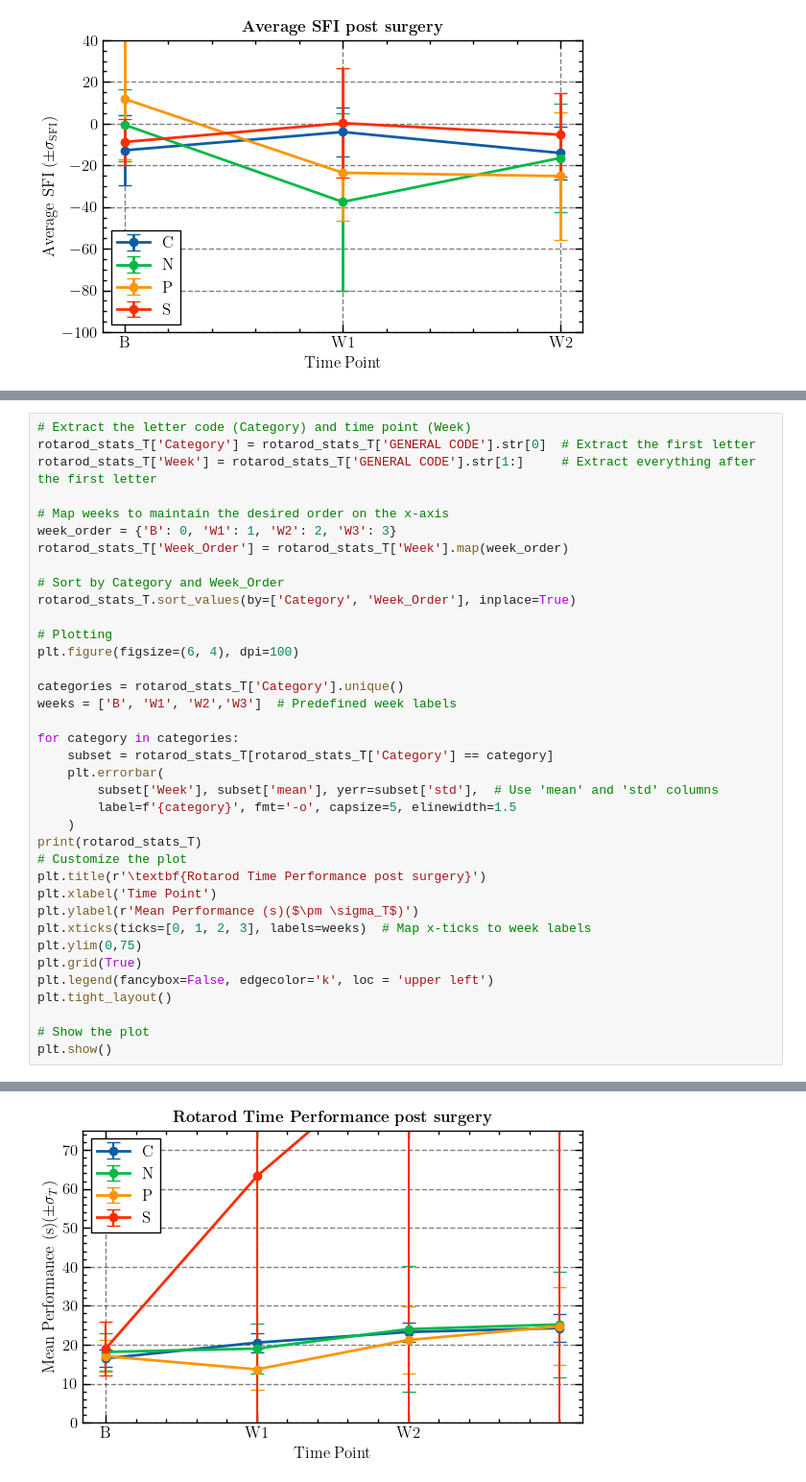
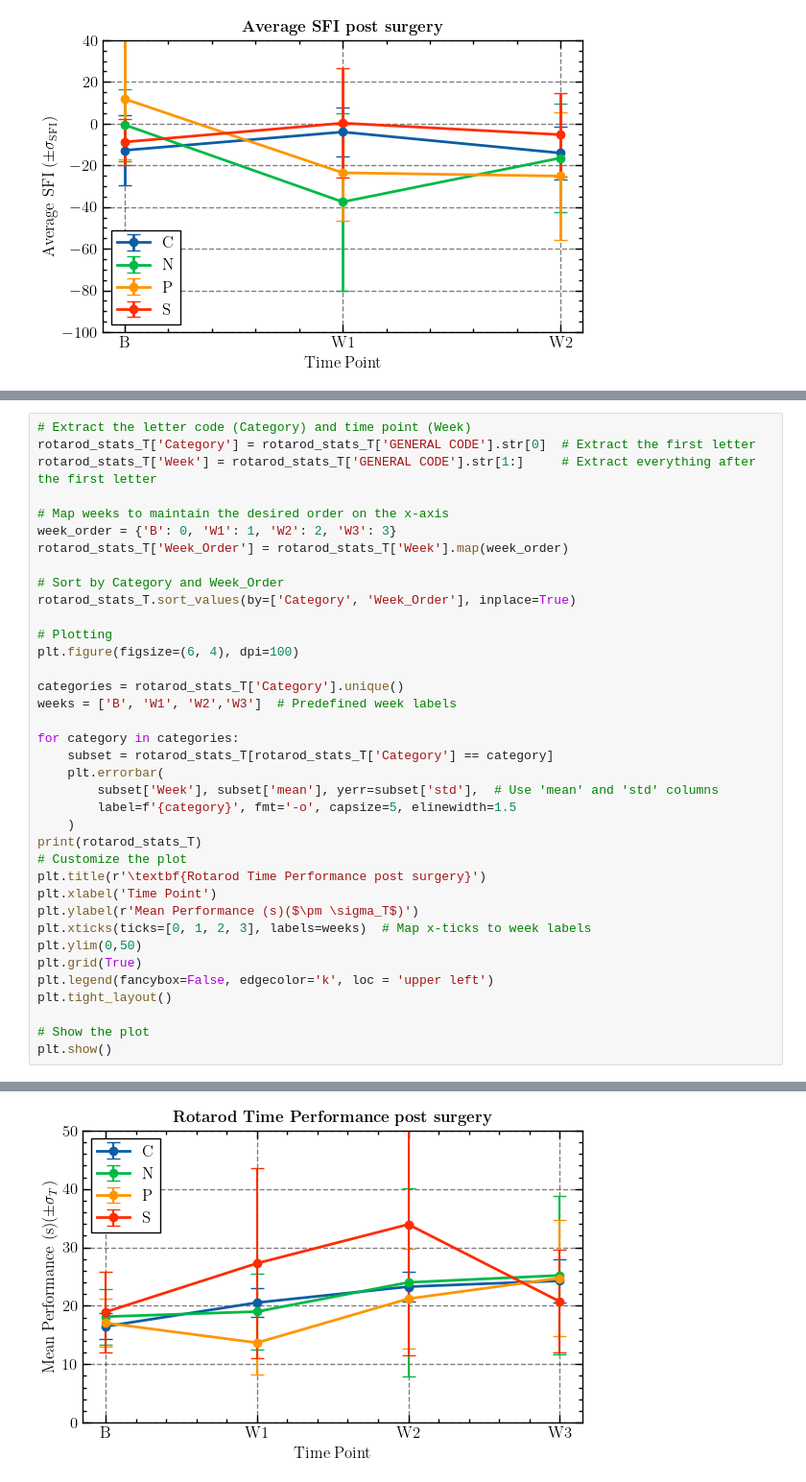
Before and after one commit to silvernuke911/Niki_Shit, a Jupyter notebook: data/graphs.ipynb, the cells around one changed output, grey strips where cells are left out. Shown: that part at 96% size. Saved outputs shown, nothing was run; the diff lists cells and outputs as text.

```diff
--- a/data/graphs.ipynb
+++ b/data/graphs.ipynb
@@ -223,7 +223,7 @@ plt.title(r'\textbf{Rotarod Time Performance post surgery}')
 plt.xlabel('Time Point')
 plt.ylabel(r'Mean Performance (s)($\pm \sigma_T$)')
 plt.xticks(ticks=[0, 1, 2, 3], labels=weeks)  # Map x-ticks to week labels
-plt.ylim(0,75)
+plt.ylim(0,50)
 plt.grid(True)
 plt.legend(fancybox=False, edgecolor='k', loc = 'upper left')
 plt.tight_layout()
@@ -251,4 +251,4 @@ plt.show()
-[figure, old version]
+[figure, new version]
 # %%
 # Extract the letter code (Category) and time point (Week)
 rotarod_stats_D['Category'] = rotarod_stats_D['GENERAL CODE'].str[0]  # Extract the first letter
```
Also changed, not shown: parts of 6 cells of this notebook.
